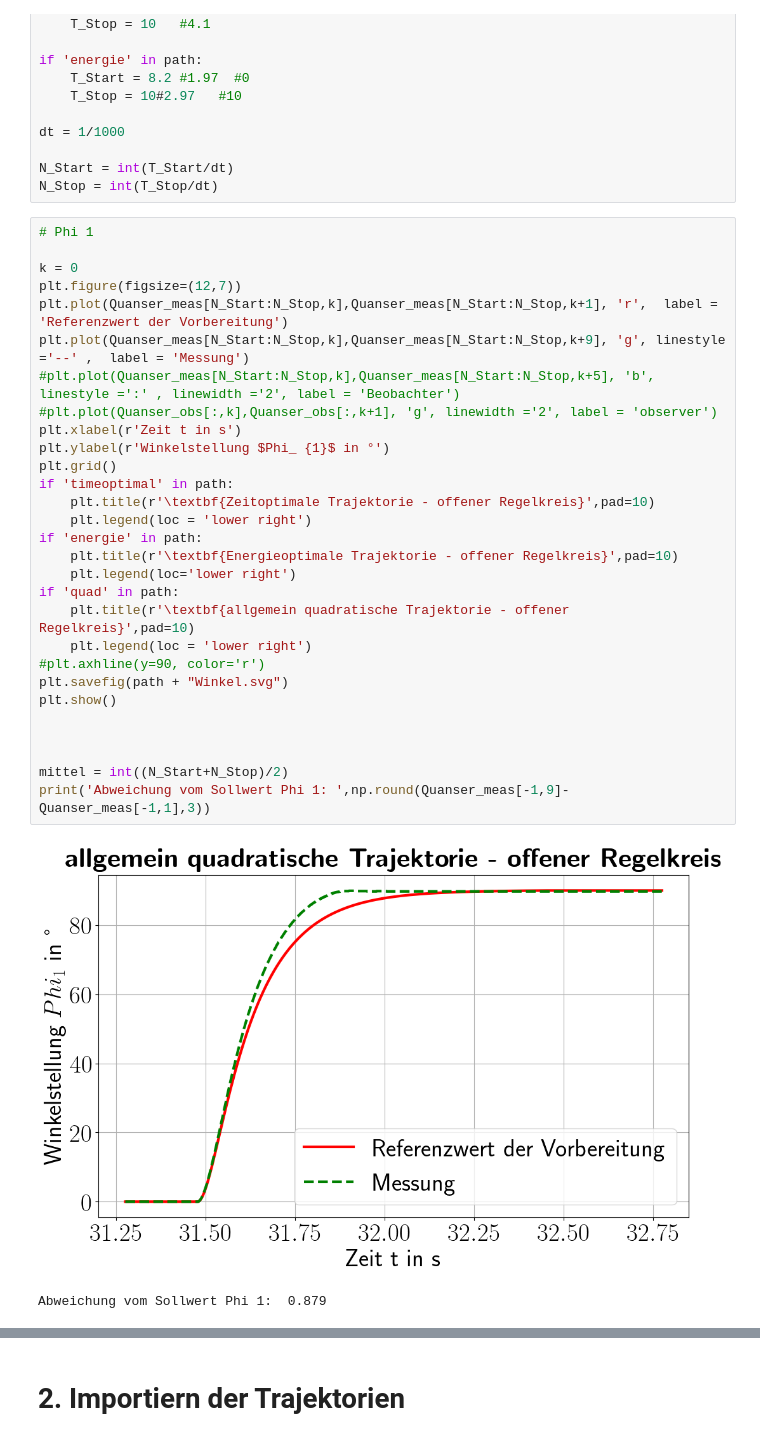
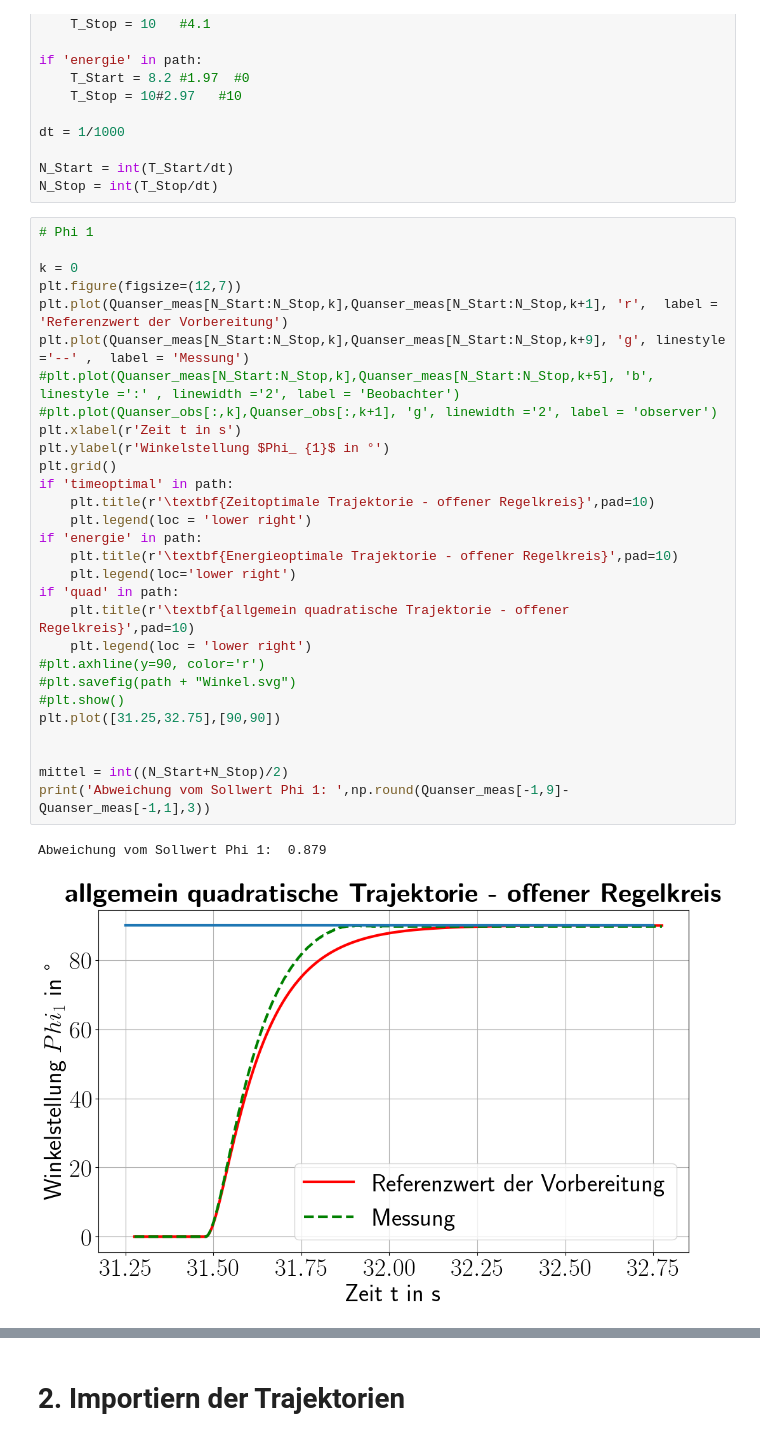
Before and after one commit to StefanKauf/OClab, a Jupyter notebook: 1.1_Messungen.ipynb, the cells around one changed output, grey strips where cells are left out. Saved outputs shown, nothing was run; the diff lists cells and outputs as text.

```diff
--- a/1.1_Messungen.ipynb
+++ b/1.1_Messungen.ipynb
@@ -66,35 +66,35 @@ N_Stop = int(T_Stop/dt)
 # %%
 # Phi 1
 
 k = 0
 plt.figure(figsize=(12,7))
 plt.plot(Quanser_meas[N_Start:N_Stop,k],Quanser_meas[N_Start:N_Stop,k+1], 'r',  label = 'Referenzwert der Vorbereitung')
 plt.plot(Quanser_meas[N_Start:N_Stop,k],Quanser_meas[N_Start:N_Stop,k+9], 'g', linestyle ='--' ,  label = 'Messung')
 #plt.plot(Quanser_meas[N_Start:N_Stop,k],Quanser_meas[N_Start:N_Stop,k+5], 'b', linestyle =':' , linewidth ='2', label = 'Beobachter')
 #plt.plot(Quanser_obs[:,k],Quanser_obs[:,k+1], 'g', linewidth ='2', label = 'observer')
 plt.xlabel(r'Zeit t in s')
 plt.ylabel(r'Winkelstellung $Phi_ {1}$ in °')
 plt.grid()
 if 'timeoptimal' in path:
     plt.title(r'\textbf{Zeitoptimale Trajektorie - offener Regelkreis}',pad=10)
     plt.legend(loc = 'lower right')
 if 'energie' in path:
     plt.title(r'\textbf{Energieoptimale Trajektorie - offener Regelkreis}',pad=10)
     plt.legend(loc='lower right')
 if 'quad' in path:
     plt.title(r'\textbf{allgemein quadratische Trajektorie - offener Regelkreis}',pad=10)
     plt.legend(loc = 'lower right')
 #plt.axhline(y=90, color='r')
-plt.savefig(path + "Winkel.svg")
-plt.show()
-
+#plt.savefig(path + "Winkel.svg")
+#plt.show()
+plt.plot([31.25,32.75],[90,90])
 
 
 mittel = int((N_Start+N_Stop)/2)
 print('Abweichung vom Sollwert Phi 1: ',np.round(Quanser_meas[-1,9]-Quanser_meas[-1,1],3))
 # %% [output]
+Abweichung vom Sollwert Phi 1:  0.879
-[figure, old version]
+[figure, new version]
-Abweichung vom Sollwert Phi 1:  0.879
 # %%
 # Eingang
 
```
Also changed, not shown: parts of 2 cells of this notebook, 1 other file.
